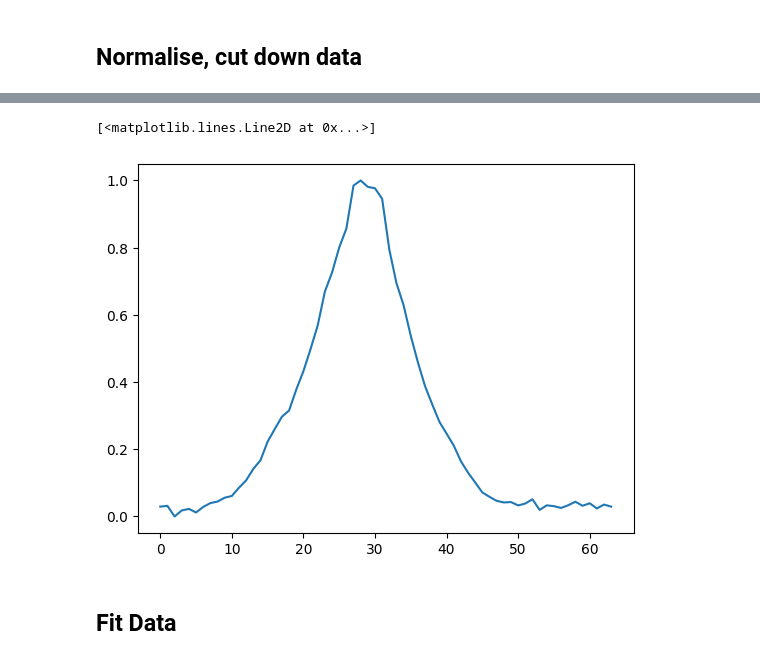
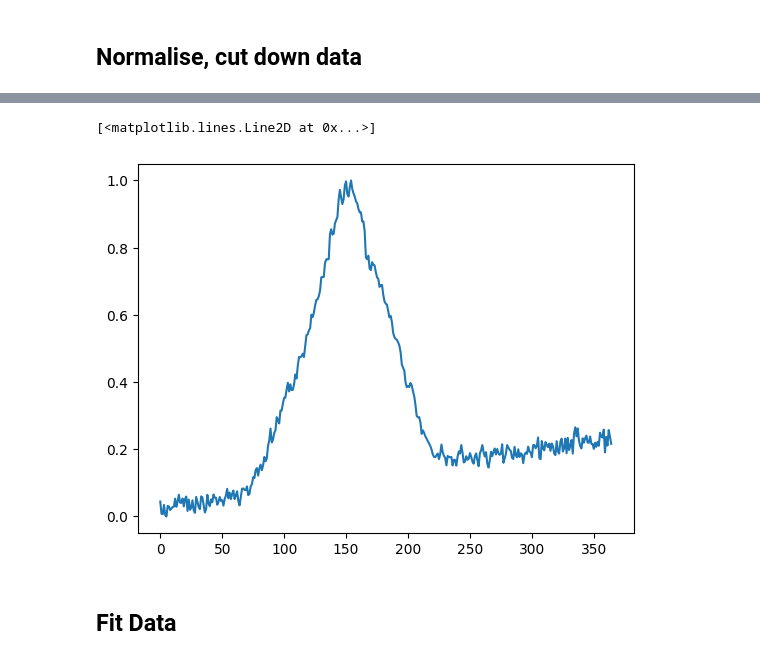
Before and after one commit to akay8/Level4Project, a Jupyter notebook: test_file.ipynb, the cells around one changed output, grey strips where cells are left out. Cells and saved outputs as stored; diff of their text form; code cells hidden in the pictures.

```diff
--- a/test_file.ipynb
+++ b/test_file.ipynb
@@ -69,13 +64,18 @@ plt.show()
 # %%
+index = 9
+#cutoff = int(320)
+
+cutoff_array = np.ones(12)*300
+
 # Get rid of vertical offset - to reduce a fitting parameter
-subt_amp = amplitudes[0] - np.min(amplitudes[0])
+subt_amp = amplitudes[index] - np.min(amplitudes[index])
 
 # Normalise data by its maximum value
 norm_amp = subt_amp / np.max(subt_amp)
 
 plt.plot(norm_amp)
 # %% [output]
 [<matplotlib.lines.Line2D at 0x...>]
-[figure, old version]
+[figure, new version]
 # %% [markdown]
 ## Fit Data
```
Also changed, not shown: parts of 3 cells of this notebook.
